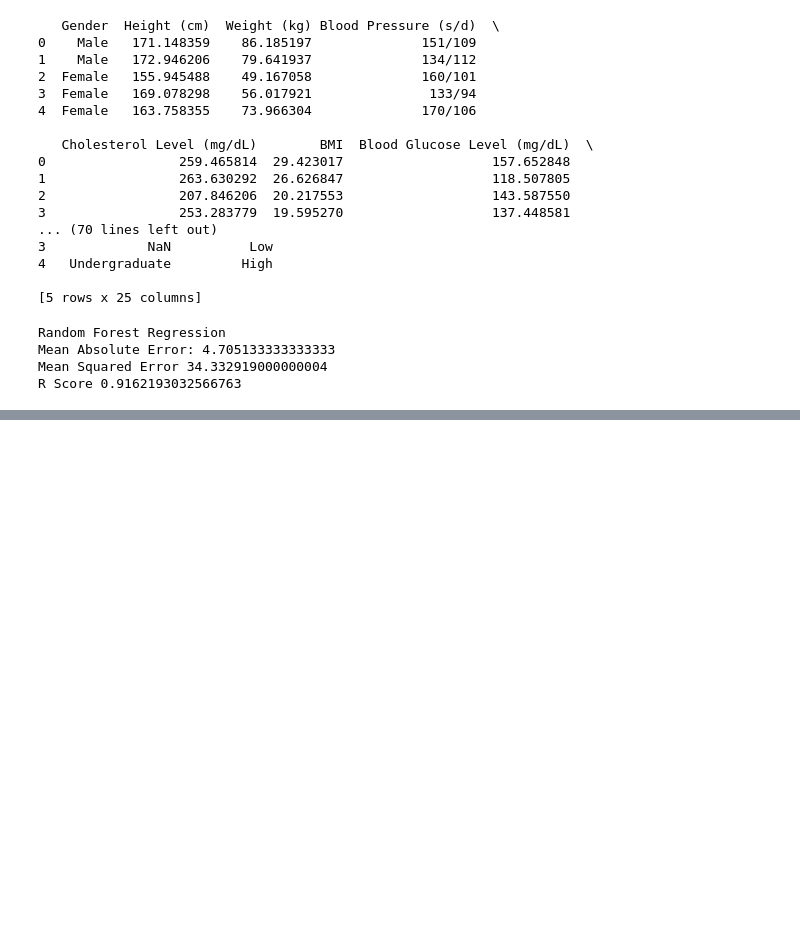
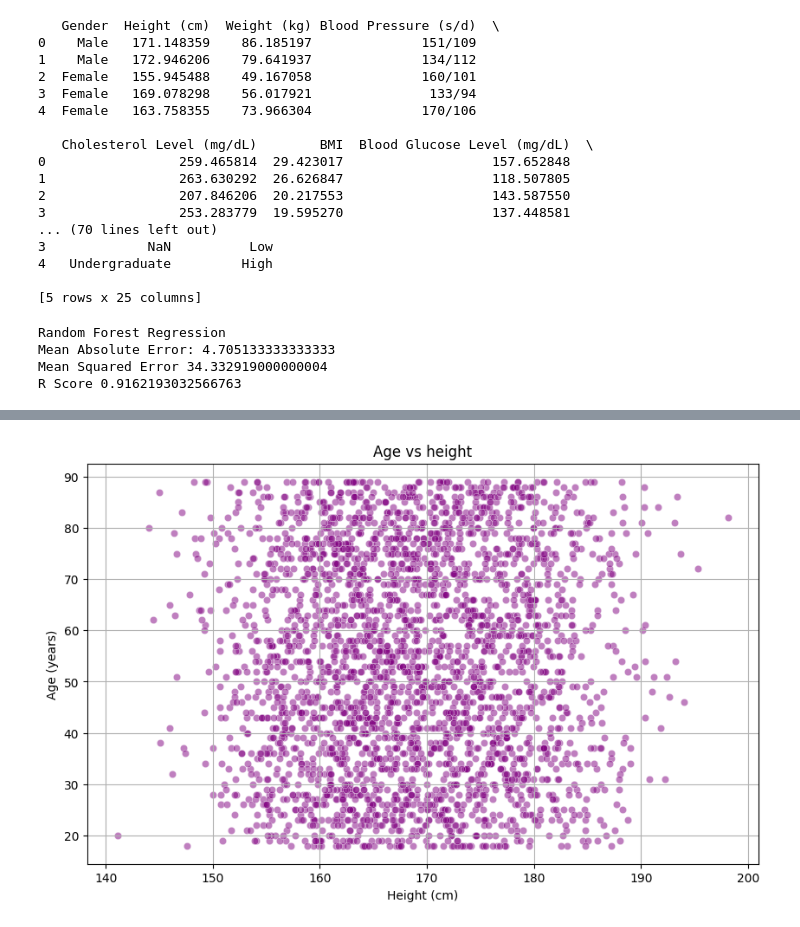
Before and after one commit to bhagat-shivam/age_prediction_ML, a Jupyter notebook: age_predction.ipynb, the cells around one changed output, grey strips where cells are left out. Drawn from its saved outputs; the diff is of its cells as text; code cells hidden in the pictures; blank space fills up the shorter version.

```diff
--- a/age_predction.ipynb
+++ b/age_predction.ipynb
@@ -114,0 +150,14 @@ submission_rf.to_csv('submission_rf.csv', index = False)  #making file name subm
+# %%
+plt.figure(figsize=(10,6))
+sns.scatterplot(x ='Height (cm)', y='Age (years)', data=train_df, color='purple', alpha=0.5)
+plt.title('Age vs height')
+plt.xlabel('Height (cm)')
+plt.ylabel('Age (years)')
+plt.grid(True)
+plt.show()
+
+fig = px.scatter(train_df, x='Height (cm)', y = 'Age (years)', color='Gender', title='Age vs Height', color_discrete_sequence=['purple', 'orange'])
+fig.update_layout(xaxis_title='Height (cm)', yaxis_title='Age (years)')
+fig.show()
+# %% [output]
+[figure, added]
```
Also changed, not shown: parts of 5 cells of this notebook, 1 other file.
